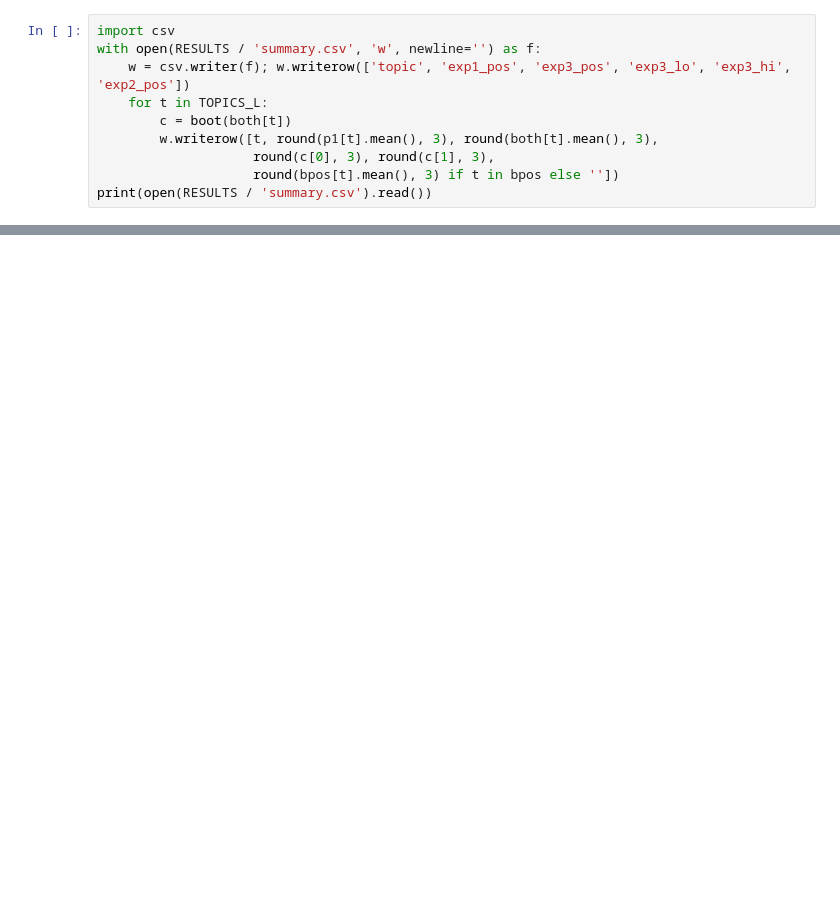
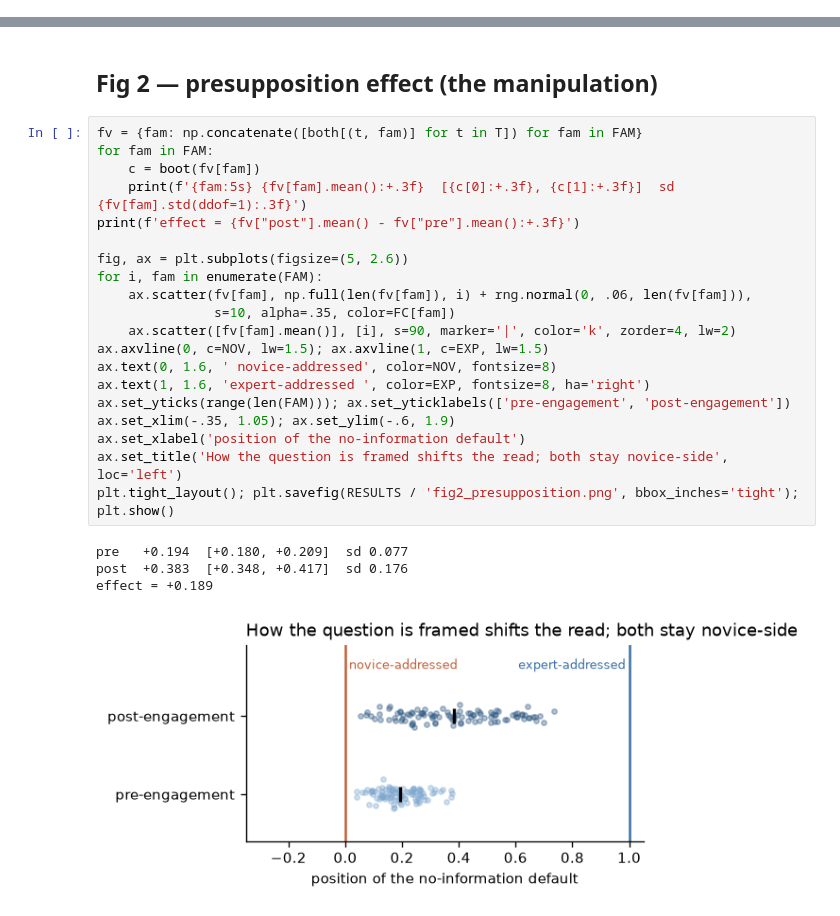
Before and after one commit to jmellody/mats, a Jupyter notebook: explore.ipynb, the cells around one changed output, grey strips where cells are left out. Cells and saved outputs as stored; diff of their text form; blank space fills up the shorter version.

```diff
--- a/explore.ipynb
+++ b/explore.ipynb
@@ -215,10 +0,0 @@ print('BoW raw range:', round(max(bow_neu.values()) - min(bow_neu.values()), 4))
-# %%
-import csv
-with open(RESULTS / 'summary.csv', 'w', newline='') as f:
-    w = csv.writer(f); w.writerow(['topic', 'exp1_pos', 'exp3_pos', 'exp3_lo', 'exp3_hi', 'exp2_pos'])
-    for t in TOPICS_L:
-        c = boot(both[t])
-        w.writerow([t, round(p1[t].mean(), 3), round(both[t].mean(), 3),
-                    round(c[0], 3), round(c[1], 3),
-                    round(bpos[t].mean(), 3) if t in bpos else ''])
-print(open(RESULTS / 'summary.csv').read())
@@ -224,0 +74,27 @@ print(open(RESULTS / 'summary.csv').read())
+# %% [markdown]
+## Fig 2 — presupposition effect (the manipulation)
+# %%
+fv = {fam: np.concatenate([both[(t, fam)] for t in T]) for fam in FAM}
+for fam in FAM:
+    c = boot(fv[fam])
+    print(f'{fam:5s} {fv[fam].mean():+.3f}  [{c[0]:+.3f}, {c[1]:+.3f}]  sd {fv[fam].std(ddof=1):.3f}')
+print(f'effect = {fv["post"].mean() - fv["pre"].mean():+.3f}')
+
+fig, ax = plt.subplots(figsize=(5, 2.6))
+for i, fam in enumerate(FAM):
+    ax.scatter(fv[fam], np.full(len(fv[fam]), i) + rng.normal(0, .06, len(fv[fam])),
+               s=10, alpha=.35, color=FC[fam])
+    ax.scatter([fv[fam].mean()], [i], s=90, marker='|', color='k', zorder=4, lw=2)
+ax.axvline(0, c=NOV, lw=1.5); ax.axvline(1, c=EXP, lw=1.5)
+ax.text(0, 1.6, ' novice-addressed', color=NOV, fontsize=8)
+ax.text(1, 1.6, 'expert-addressed ', color=EXP, fontsize=8, ha='right')
+ax.set_yticks(range(len(FAM))); ax.set_yticklabels(['pre-engagement', 'post-engagement'])
+ax.set_xlim(-.35, 1.05); ax.set_ylim(-.6, 1.9)
+ax.set_xlabel('position of the no-information default')
+ax.set_title('How the question is framed shifts the read; both stay novice-side', loc='left')
+plt.tight_layout(); plt.savefig(RESULTS / 'fig2_presupposition.png', bbox_inches='tight'); plt.show()
+# %% [output]
+pre   +0.194  [+0.180, +0.209]  sd 0.077
+post  +0.383  [+0.348, +0.417]  sd 0.176
+effect = +0.189
+[figure, added]
```
Also changed, not shown: parts of 33 cells of this notebook, 15 other files.
